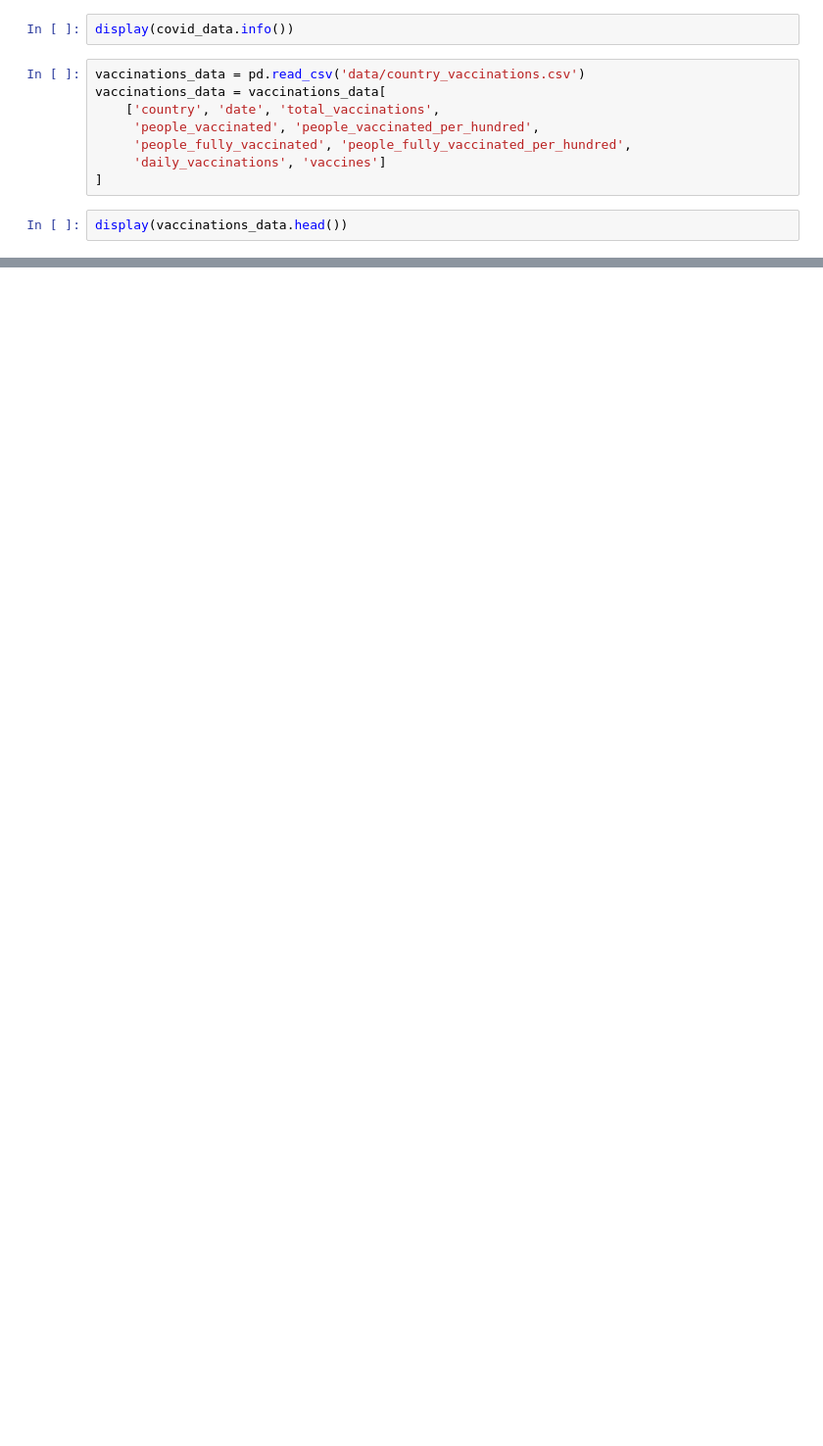
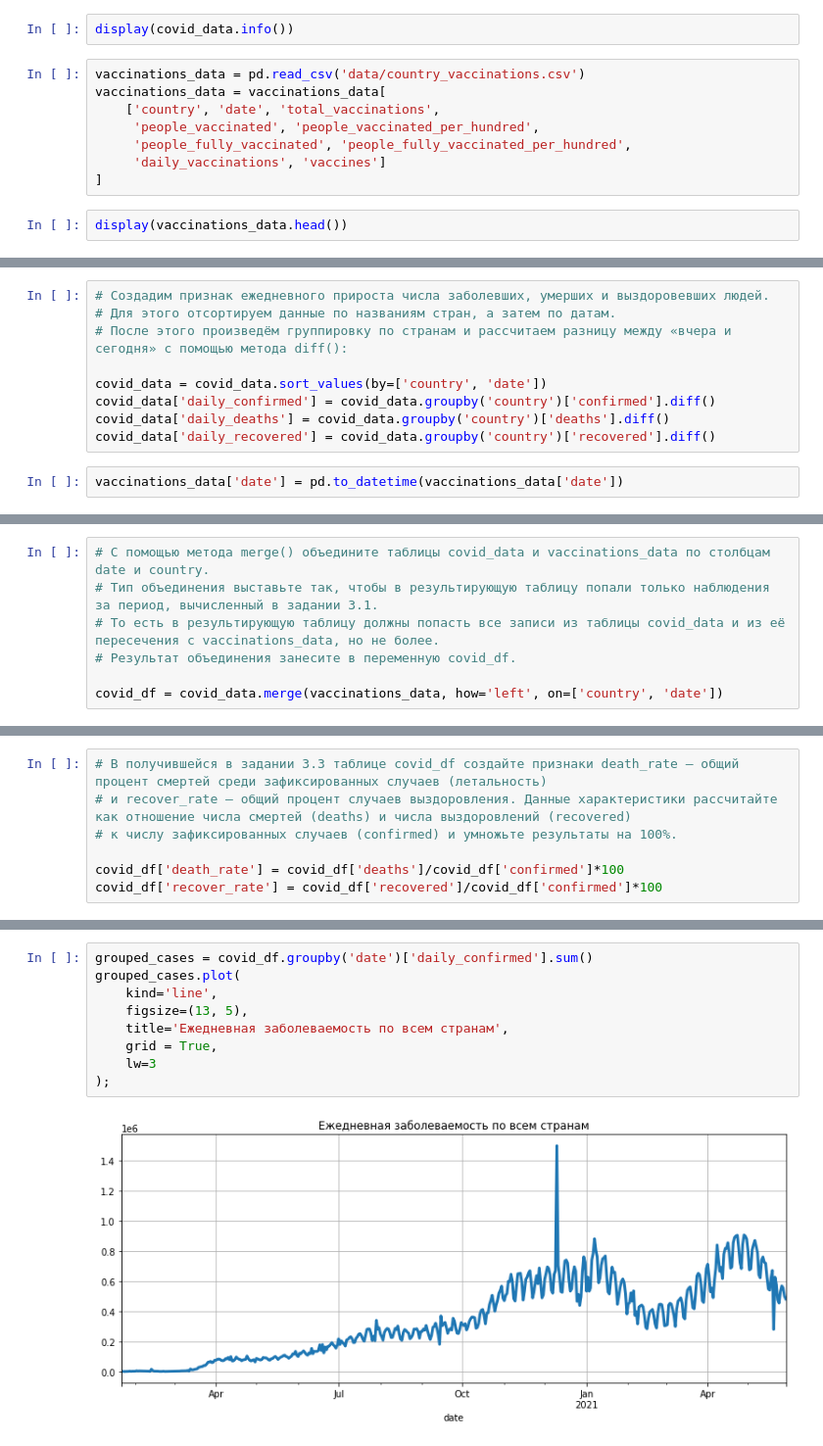
Before and after one commit to FreeRadical1320/sf_data_science, a Jupyter notebook: practice/python 13 covid.ipynb, the cells around one changed output, grey strips where cells are left out. Shown at 98% size. Saved outputs shown, nothing was run; the diff lists cells and outputs as text; blank space fills up the shorter version.

```diff
--- a/practice/python 13 covid.ipynb
+++ b/practice/python 13 covid.ipynb
@@ -26,0 +39,11 @@ display(vaccinations_data.head())
+# %%
+# Создадим признак ежедневного прироста числа заболевших, умерших и выздоровевших людей.
+# Для этого отсортируем данные по названиям стран, а затем по датам.
+# После этого произведём группировку по странам и рассчитаем разницу между «вчера и сегодня» с помощью метода diff():
+
+covid_data = covid_data.sort_values(by=['country', 'date'])
+covid_data['daily_confirmed'] = covid_data.groupby('country')['confirmed'].diff()
+covid_data['daily_deaths'] = covid_data.groupby('country')['deaths'].diff()
+covid_data['daily_recovered'] = covid_data.groupby('country')['recovered'].diff()
+# %%
+vaccinations_data['date'] = pd.to_datetime(vaccinations_data['date'])
@@ -26,0 +82,7 @@ display(vaccinations_data.head())
+# %%
+# С помощью метода merge() объедините таблицы covid_data и vaccinations_data по столбцам date и country.
+# Тип объединения выставьте так, чтобы в результирующую таблицу попали только наблюдения за период, вычисленный в задании 3.1.
+# То есть в результирующую таблицу должны попасть все записи из таблицы covid_data и из её пересечения с vaccinations_data, но не более.
+# Результат объединения занесите в переменную covid_df.
+
+covid_df = covid_data.merge(vaccinations_data, how='left', on=['country', 'date'])
@@ -26,0 +119,7 @@ display(vaccinations_data.head())
+# %%
+# В получившейся в задании 3.3 таблице covid_df создайте признаки death_rate — общий процент смертей среди зафиксированных случаев (летальность)
+# и recover_rate — общий процент случаев выздоровления. Данные характеристики рассчитайте как отношение числа смертей (deaths) и числа выздоровлений (recovered)
+# к числу зафиксированных случаев (confirmed) и умножьте результаты на 100%.
+
+covid_df['death_rate'] = covid_df['deaths']/covid_df['confirmed']*100
+covid_df['recover_rate'] = covid_df['recovered']/covid_df['confirmed']*100
@@ -26,0 +138,11 @@ display(vaccinations_data.head())
+# %%
+grouped_cases = covid_df.groupby('date')['daily_confirmed'].sum()
+grouped_cases.plot(
+    kind='line',
+    figsize=(13, 5),
+    title='Ежедневная заболеваемость по всем странам',
+    grid = True,
+    lw=3
+);
+# %% [output]
+[figure, added]
```
Also changed, not shown: parts of 12 cells of this notebook, 1 other file.
